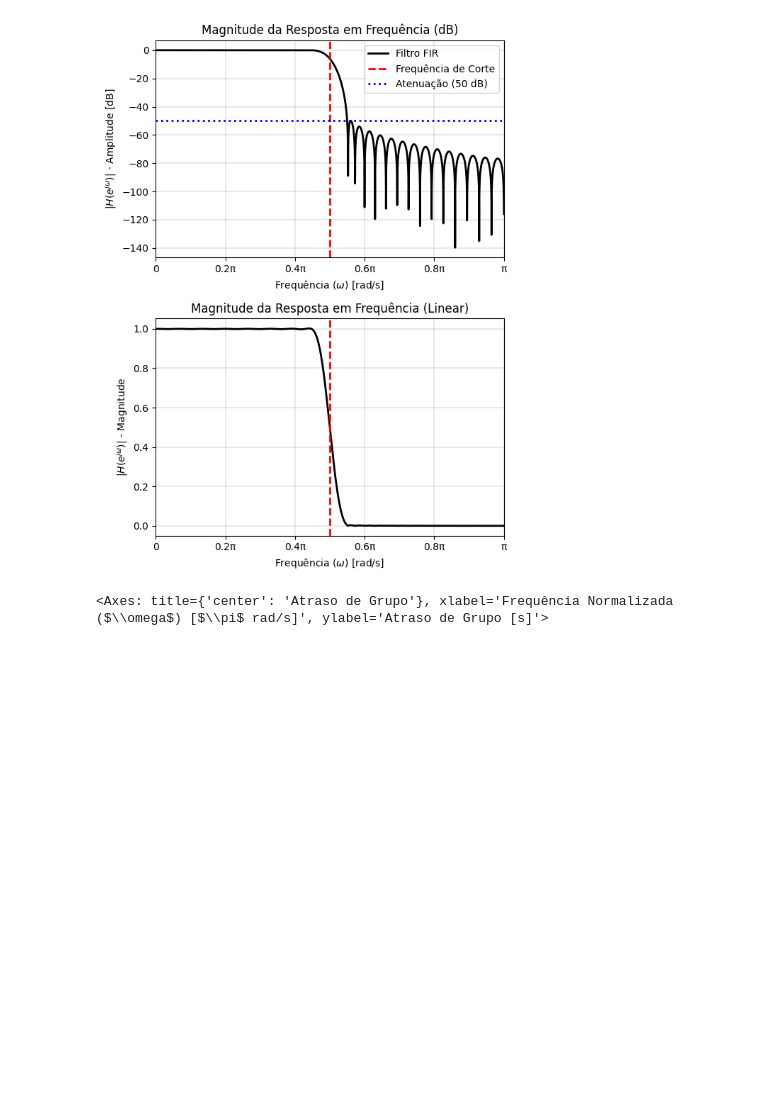
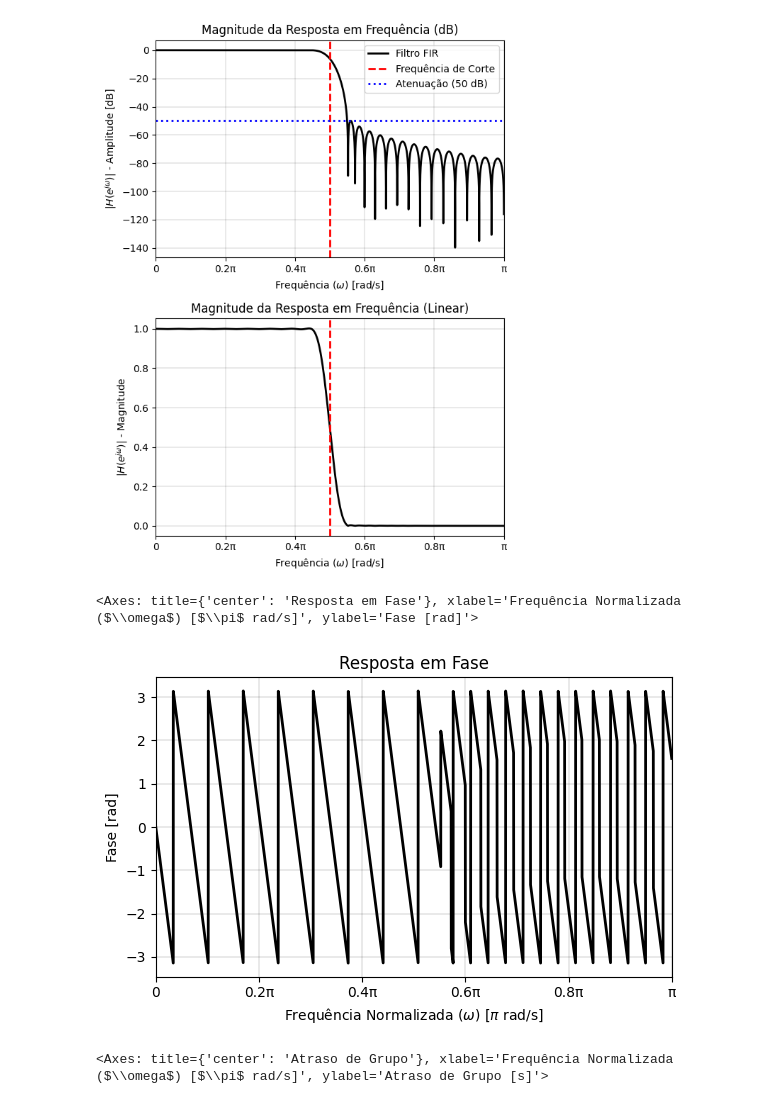
Before and after one commit to IvonLuiz/FIR_Filter_WindowMethod, a Jupyter notebook: notebook/FIR.ipynb, the cells around one changed output. Saved outputs shown, nothing was run; the diff lists cells and outputs as text; code cells hidden in the pictures; blank space fills up the shorter version.

Commit message:
phase response

```diff
--- a/notebook/FIR.ipynb
+++ b/notebook/FIR.ipynb
@@ -141,6 +141,11 @@ plot_impulse_response(M, filter_h)
 plot_frequency_response(w, h, wc, attenuation)
 # %% [output]
 [figure]
+# %%
+plot_phase_response(w, h)
+# %% [output]
+<Axes: title={'center': 'Resposta em Fase'}, xlabel='Frequência Normalizada ($\\omega$) [$\\pi$ rad/s]', ylabel='Fase [rad]'>
+[figure, added]
 # %%
 def plot_group_delay(w, group_delay, fig=None, axs=None, color="black", legend=None):
     if fig is None or axs is None:
```
